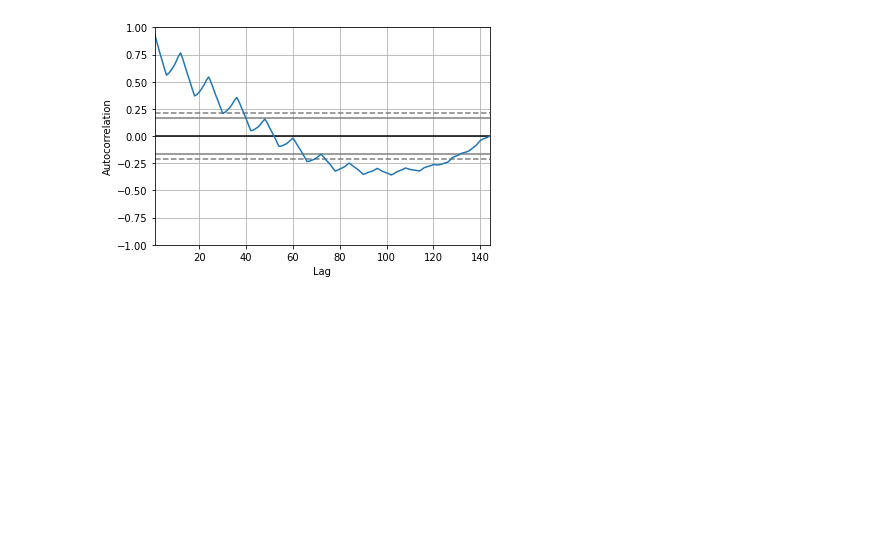
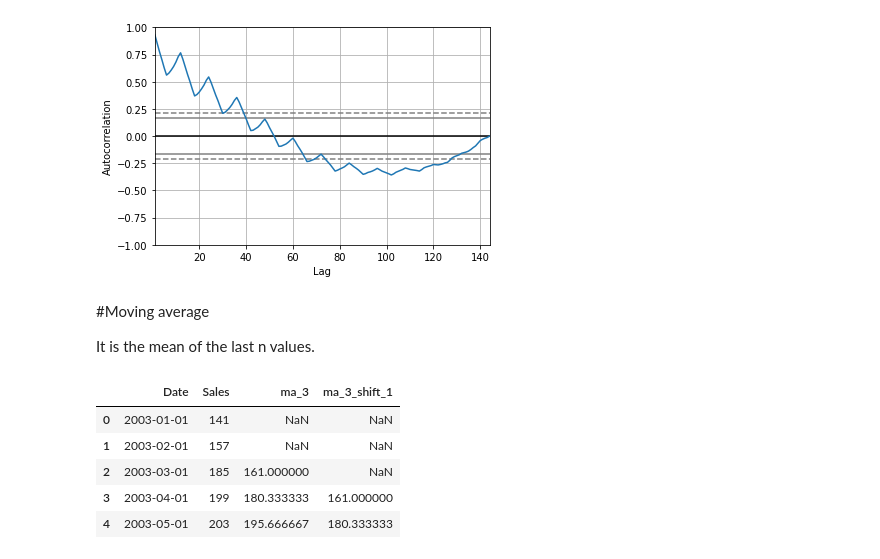
Before and after one commit to Nayal17/Time_Series_Analysis_And_Forecasting-, a Jupyter notebook: TimeSeriesAnalysis.ipynb, the cells around one changed output. Drawn from its saved outputs; the diff is of its cells as text; code cells hidden in the pictures; blank space fills up the shorter version.

```diff
--- a/TimeSeriesAnalysis.ipynb
+++ b/TimeSeriesAnalysis.ipynb
@@ -116,3 +118,19 @@ pd.plotting.autocorrelation_plot(df.Sales)
 # %% [output]
 <matplotlib.axes._subplots.AxesSubplot at 0x...>
 [figure]
+# %% [markdown]
+#Moving average
+
+It is the mean of the last n values.
+# %%
+ma_sales = df.copy()
+ma_sales["ma_3"] = df.Sales.rolling(window=3).mean()
+ma_sales["ma_3_shift_1"] = df.Sales.rolling(window=3).mean().shift(1) #predicting next value using first 3 values
+ma_sales.head()
+# %% [output]
+|  | Date | Sales | ma_3 | ma_3_shift_1 |
+| 0 | 2003-01-01 | 141 | NaN | NaN |
+| 1 | 2003-02-01 | 157 | NaN | NaN |
+| 2 | 2003-03-01 | 185 | 161.000000 | NaN |
+| 3 | 2003-04-01 | 199 | 180.333333 | 161.000000 |
+| 4 | 2003-05-01 | 203 | 195.666667 | 180.333333 |
```
Also changed, not shown: parts of 6 cells of this notebook.
